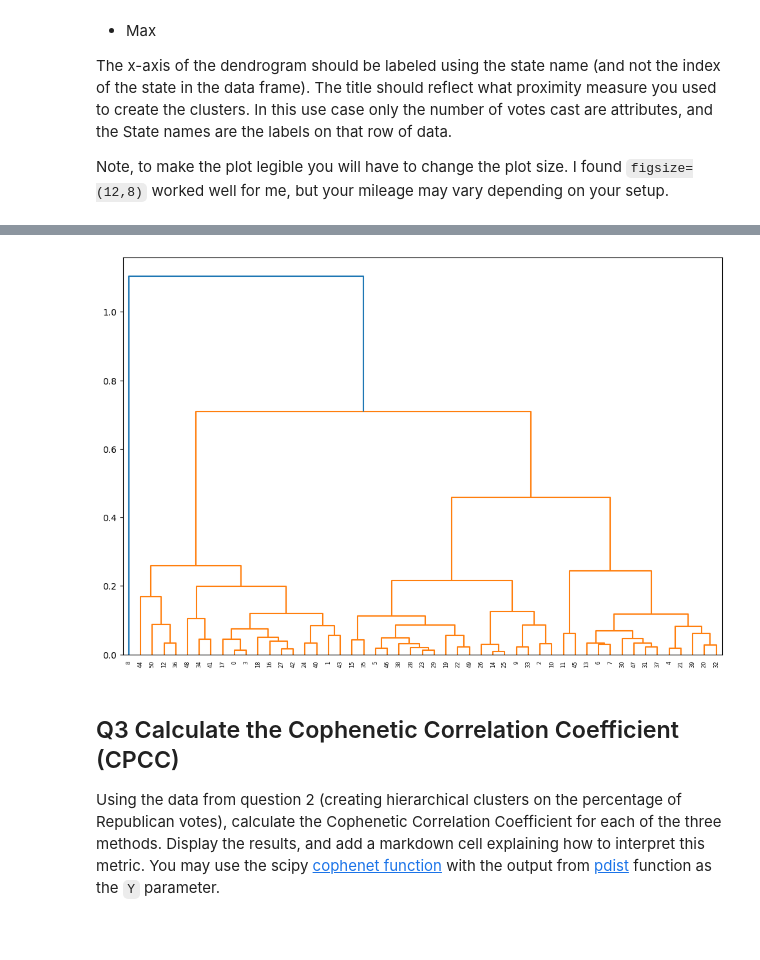
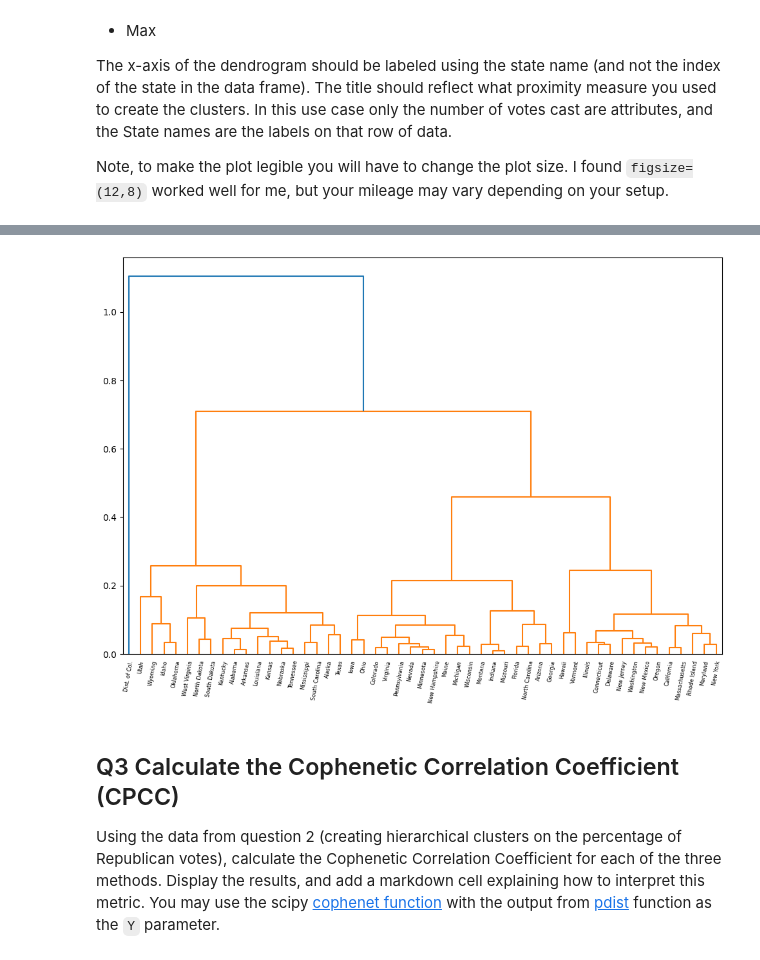
Before and after one commit to BictorFonseca/DataAnalysis, a Jupyter notebook: CS329E_HW11.ipynb, the cells around one changed output, grey strips where cells are left out. Cells and saved outputs as stored; diff of their text form; code cells hidden in the pictures; blank space fills up the shorter version.

```diff
--- a/CS329E_HW11.ipynb
+++ b/CS329E_HW11.ipynb
@@ -109,10 +109,10 @@ dendrogram(z, leaf_rotation=90);
 # %%
 # Plot the dendrogram for the max proximity measure
 z=linkage(df_X, 'complete')
 plt.figure(figsize=(12,8))
-dendrogram(z, leaf_rotation=90);
+dendrogram(z, leaf_rotation=80,labels=s_states.values);
 # %% [output]
-[figure, old version]
+[figure, new version]
 # %% [markdown]
 ## Q3 Calculate the Cophenetic Correlation Coefficient (CPCC)
 
```
Also changed, not shown: parts of 5 cells of this notebook.
